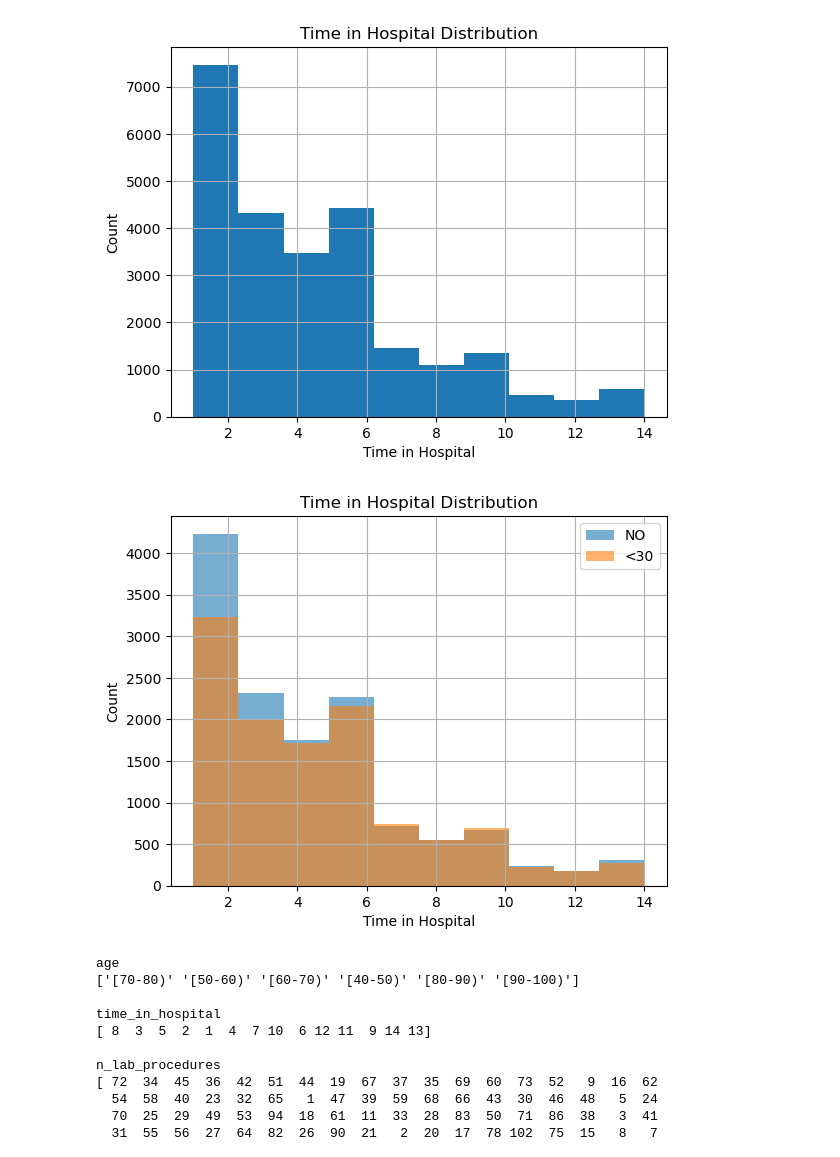
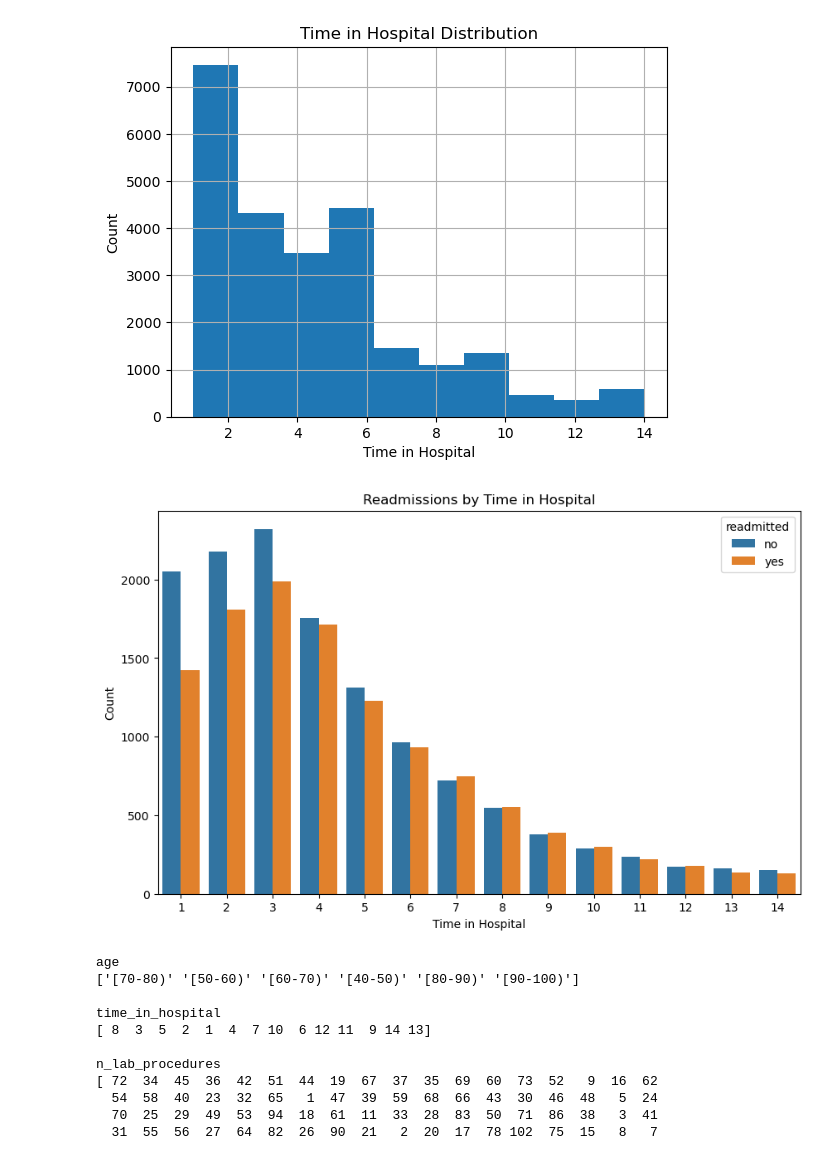
Before and after one commit to PhilipFelizarta/Hospital_Readmission_Project, a Jupyter notebook: EDA/Hospital_Re_admit_EDA.ipynb, the cells around one changed output. Drawn from its saved outputs; the diff is of its cells as text; code cells hidden in the pictures.

```diff
--- a/EDA/Hospital_Re_admit_EDA.ipynb
+++ b/EDA/Hospital_Re_admit_EDA.ipynb
@@ -111,15 +131,15 @@ plt.show()
 # %% [output]
 [figure]
 # %%
-# histogram of the time in hospital column grouped by the readmitted column
-df.groupby('readmitted')['time_in_hospital'].hist(alpha=0.6)
-plt.title('Time in Hospital Distribution')
+# histogram of the count of readmits by the time in hospital
+plt.figure(figsize=(10, 6))
+sns.countplot(x='time_in_hospital', hue='readmitted', data=df)
+plt.title('Readmissions by Time in Hospital')
 plt.xlabel('Time in Hospital')
 plt.ylabel('Count')
-plt.legend(['NO', '<30', '>30'])
 plt.show()
 # %% [output]
-[figure, old version]
+[figure, new version]
 # %%
 # printing the unique values of all the columns
 
```
Also changed, not shown: parts of 5 cells of this notebook.
